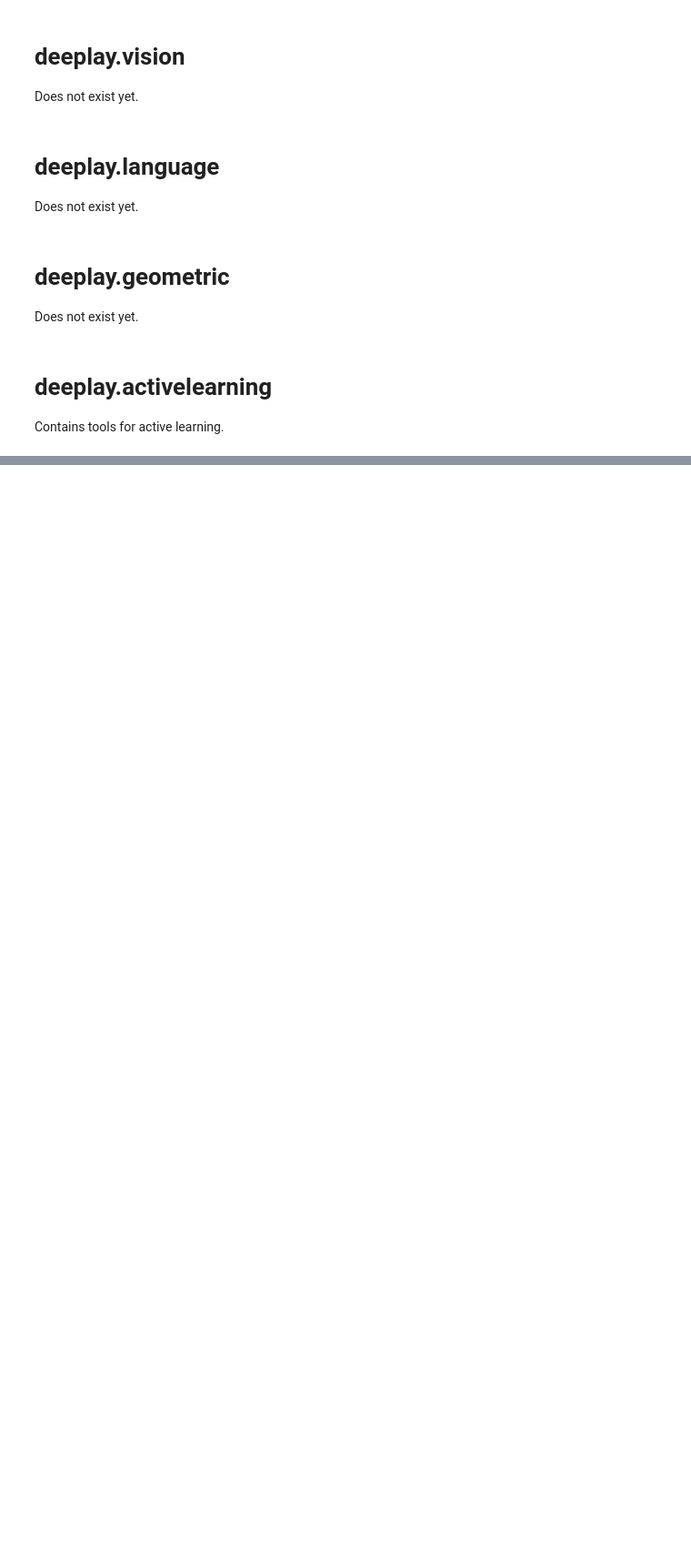
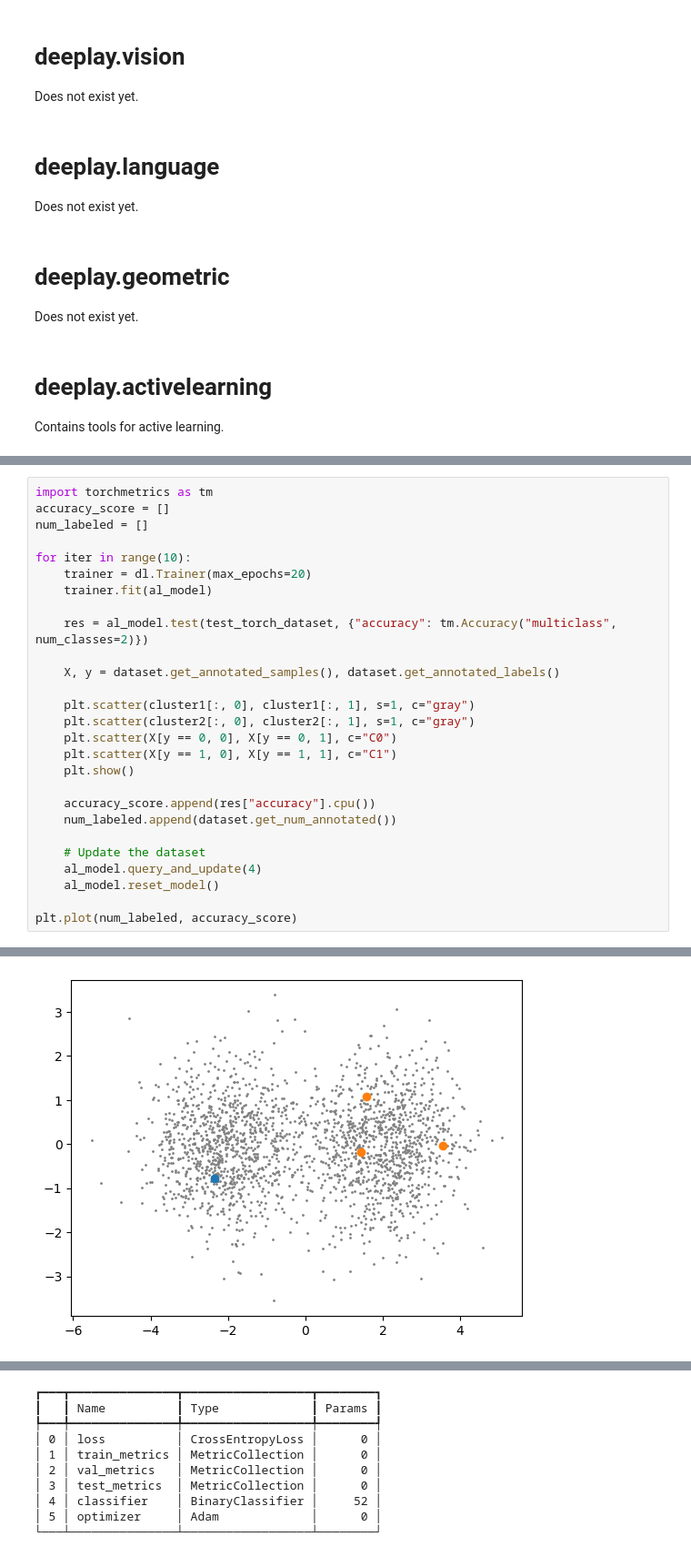
Before and after one commit to DeepTrackAI/deeplay, a Jupyter notebook: docs3.ipynb, the cells around one changed output, grey strips where cells are left out. Shown at 91% size. Saved outputs shown, nothing was run; the diff lists cells and outputs as text; blank space fills up the shorter version.

```diff
--- a/docs3.ipynb
+++ b/docs3.ipynb
@@ -709,0 +709,28 @@ AssertionError:
+# %%
+import torchmetrics as tm
+accuracy_score = []
+num_labeled = []
+
+for iter in range(10):
+    trainer = dl.Trainer(max_epochs=20)
+    trainer.fit(al_model)
+
+    res = al_model.test(test_torch_dataset, {"accuracy": tm.Accuracy("multiclass", num_classes=2)})
+
+    X, y = dataset.get_annotated_samples(), dataset.get_annotated_labels()
+
+    plt.scatter(cluster1[:, 0], cluster1[:, 1], s=1, c="gray")
+    plt.scatter(cluster2[:, 0], cluster2[:, 1], s=1, c="gray")
+    plt.scatter(X[y == 0, 0], X[y == 0, 1], c="C0")
+    plt.scatter(X[y == 1, 0], X[y == 1, 1], c="C1")
+    plt.show()
+
+    accuracy_score.append(res["accuracy"].cpu())
+    num_labeled.append(dataset.get_num_annotated())
+
+    # Update the dataset
+    al_model.query_and_update(4)
+    al_model.reset_model()
+
+plt.plot(num_labeled, accuracy_score)
+# %% [output]
@@ -709,0 +757 @@ AssertionError:
+[figure, added]
@@ -709,0 +759,10 @@ AssertionError:
+┏━━━┳━━━━━━━━━━━━━━━┳━━━━━━━━━━━━━━━━━━┳━━━━━━━━┓
+┃   ┃ Name          ┃ Type             ┃ Params ┃
+┡━━━╇━━━━━━━━━━━━━━━╇━━━━━━━━━━━━━━━━━━╇━━━━━━━━┩
+│ 0 │ loss          │ CrossEntropyLoss │      0 │
+│ 1 │ train_metrics │ MetricCollection │      0 │
+│ 2 │ val_metrics   │ MetricCollection │      0 │
+│ 3 │ test_metrics  │ MetricCollection │      0 │
+│ 4 │ classifier    │ BinaryClassifier │     52 │
+│ 5 │ optimizer     │ Adam             │      0 │
+└───┴───────────────┴──────────────────┴────────┘
```
Also changed, not shown: parts of 5 cells of this notebook, 4 other files.
